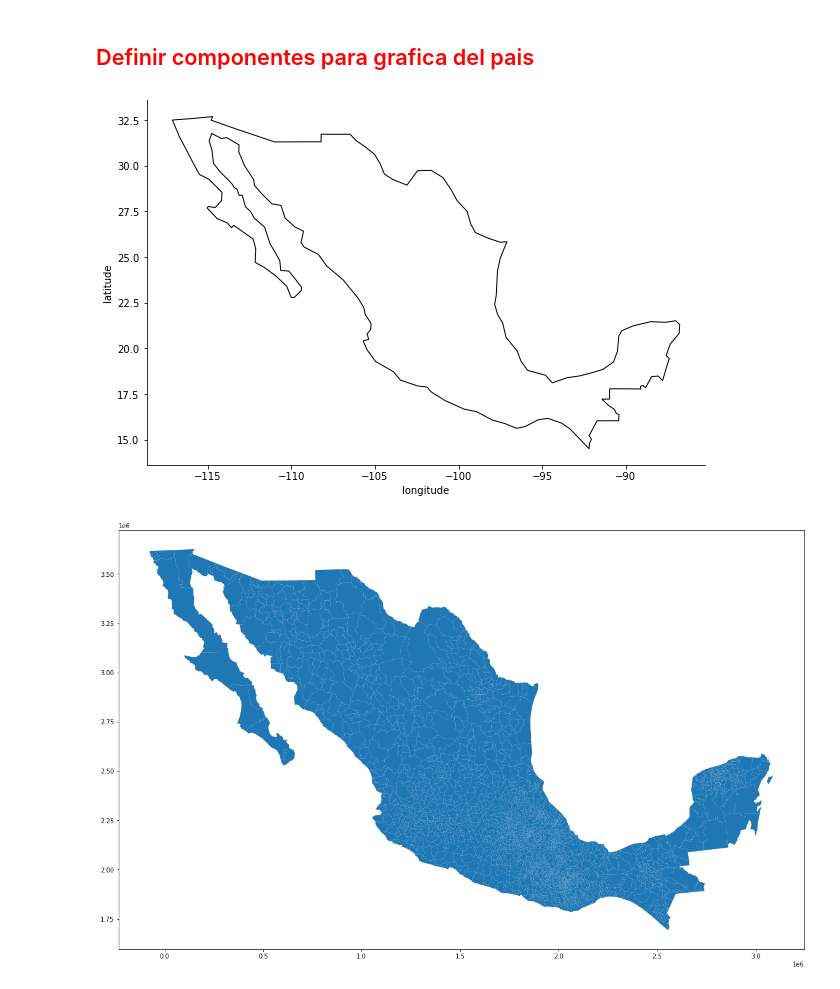
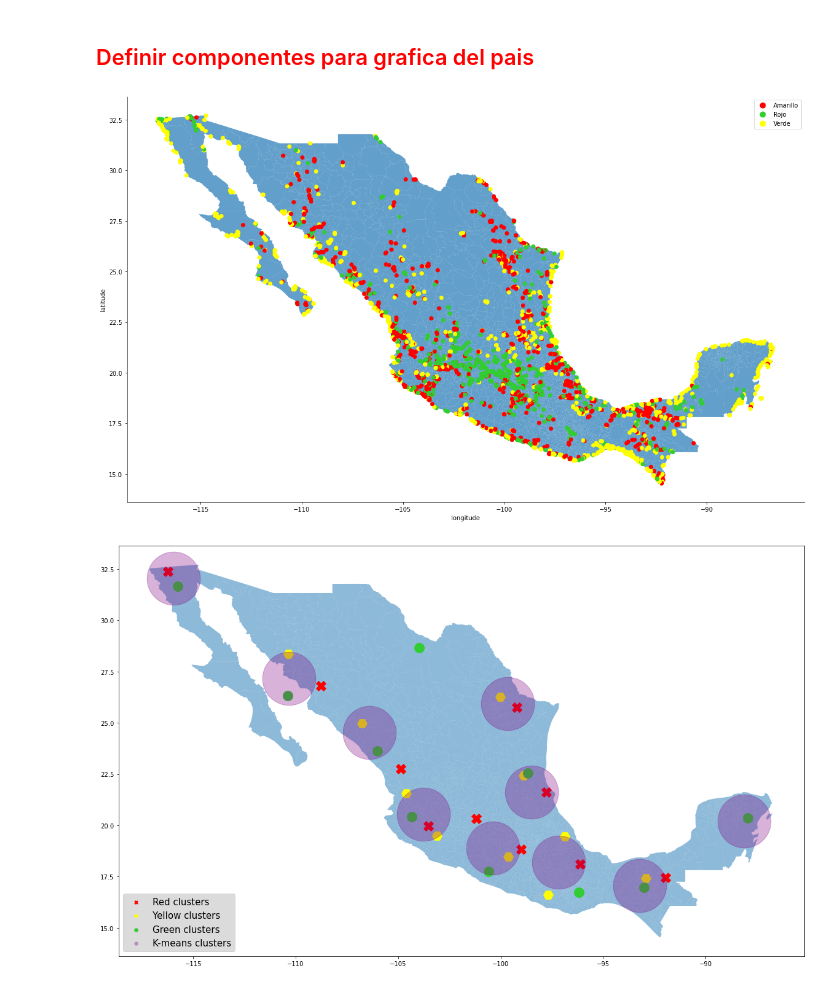
Before and after one commit to PosgradoMNA/actividades-de-aprendizaje-dsercam, a Jupyter notebook: RetoFinal/RetoFinal_Avance1.ipynb, the cells around one changed output. Drawn from its saved outputs; the diff is of its cells as text; code cells hidden in the pictures.

```diff
--- a/RetoFinal/RetoFinal_Avance1.ipynb
+++ b/RetoFinal/RetoFinal_Avance1.ipynb
@@ -129,0 +385,2 @@ Preview Aguas Superficiales:
+# %%
+dfForCleansingSuperficiales.drop('PERIODO', inplace=True, axis=1)
@@ -131,39 +407,14 @@ Preview Aguas Superficiales:
 ### Construccion de data frames de longitud y latitud para graficar
 # %%
 #definimos nuestro dataframe de longitudes y latitudes para aguas superficiales
-superficialesLatLon = dfUnprocessedSuperficiales.copy()
-superficialesLatLon = superficialesLatLon[['CLAVE','LATITUD','LONGITUD']]
+superficialesLatLon = dfForCleansingSuperficiales.copy()
+superficialesLatLon = superficialesLatLon[['CLAVE','LATITUD','LONGITUD','SEMAFORO']]
 superficialesLatLon["Coordinates"] = list(zip(superficialesLatLon.LONGITUD, superficialesLatLon.LATITUD))
 superficialesLatLon["Coordinates"] = superficialesLatLon["Coordinates"].apply(Point)
 #definimos nuestro dataframe de longitudes y latitudes para aguas superficiales
-subterraneasLatLon = dfUnprocessedSubterraneas.copy()
-subterraneasLatLon = subterraneasLatLon[['CLAVE','LATITUD','LONGITUD']]
-subterraneasLatLon["Coordinates"] = list(zip(subterraneasLatLon.LONGITUD, subterraneasLatLon.LATITUD))
-subterraneasLatLon["Coordinates"] = subterraneasLatLon["Coordinates"].apply(Point)
+#subterraneasLatLon = dfUnprocessedSubterraneas.copy()
+#subterraneasLatLon = subterraneasLatLon[['CLAVE','LATITUD','LONGITUD','SEMAFORO']]
+#subterraneasLatLon["Coordinates"] = list(zip(subterraneasLatLon.LONGITUD, subterraneasLatLon.LATITUD))
+#subterraneasLatLon["Coordinates"] = subterraneasLatLon["Coordinates"].apply(Point)
 # %% [markdown]
 ## <font color='red'>Definir componentes para grafica del pais</font>
-# %%
-#mapa
-world = gpd.read_file(gpd.datasets.get_path("naturalearth_lowres"))
-world = world.set_index("iso_a3")
-world.name.unique()
-
-fig, gax = plt.subplots(figsize=(10,10))
-
-# By only plotting rows in which the continent is 'South America' we only plot SA.
-world.query("name == 'Mexico'").plot(ax=gax, edgecolor='black',color='white')
-
-# By the way, if you haven't read the book 'longitude' by Dava Sobel, you should...
-gax.set_xlabel('longitude')
-gax.set_ylabel('latitude')
-
-gax.spines['top'].set_visible(False)
-gax.spines['right'].set_visible(False)
-# %% [output]
-[figure, removed]
-# %%
-fig, ax = plt.subplots()
-mx.plot( k=5, ax=ax)
-fig.set_size_inches(20, 14)
-# %% [output]
-[figure, removed]
@@ -169,0 +533,5 @@ fig.set_size_inches(20, 14)
+# %%
+graphCuerposDeAgua(10, 7500, 10, 10, 10, superficialesLatLon)
+# %% [output]
+[figure, added]
+[figure, added]
```
Also changed, not shown: parts of 35 cells of this notebook.
